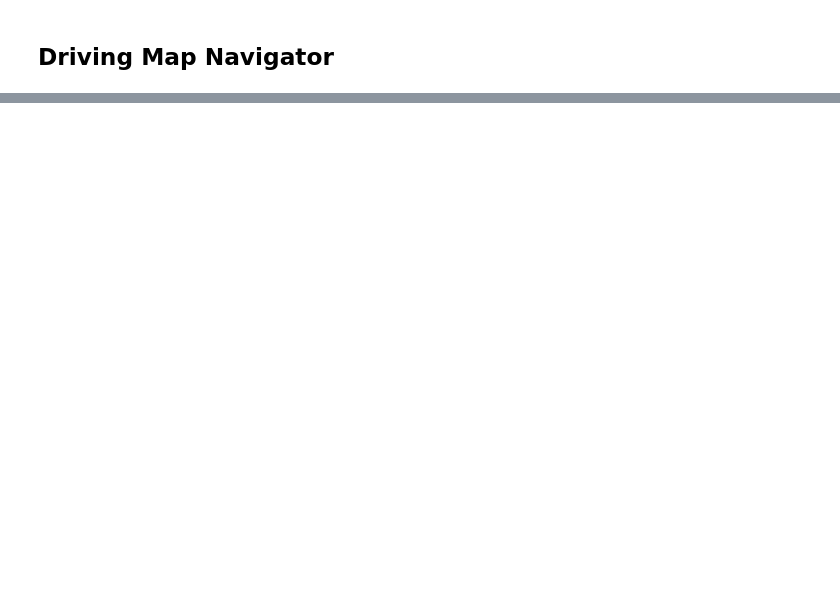
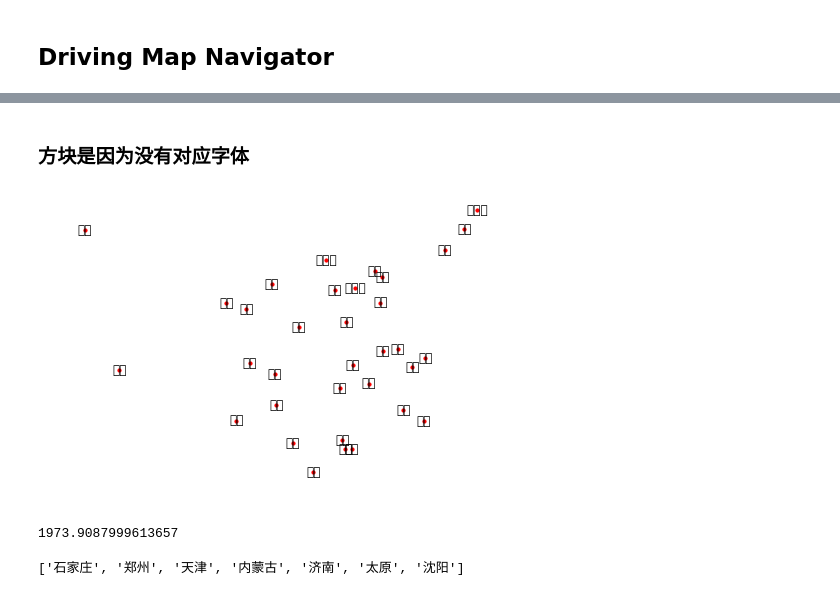
Before and after one commit to daoguda/NLP-Course, a Jupyter notebook: assignments/assignment3/lecture3.ipynb, the cells around one changed output, grey strips where cells are left out. Drawn from its saved outputs; the diff is of its cells as text; code cells hidden in the pictures; blank space fills up the shorter version.

```diff
--- a/assignments/assignment3/lecture3.ipynb
+++ b/assignments/assignment3/lecture3.ipynb
@@ -115,0 +121,6 @@ re.findall?
+# %%
+cities = list(city_information.keys())
+# %%
+city_graph = nx.Graph()
+# %%
+city_graph.add_nodes_from(cities)
@@ -115,0 +129,6 @@ re.findall?
+# %% [markdown]
+### 方块是因为没有对应字体
+# %%
+nx.draw(city_graph, city_information, with_labels=True, node_size=10)
+# %% [output]
+[figure, added]
@@ -115,0 +147,8 @@ re.findall?
+# %%
+get_city_distance('北京', '澳门')
+# %% [output]
+1973.9087999613657
+# %%
+city_connection['北京']
+# %% [output]
+['石家庄', '郑州', '天津', '内蒙古', '济南', '太原', '沈阳']
```
Also changed, not shown: parts of 18 cells of this notebook.
